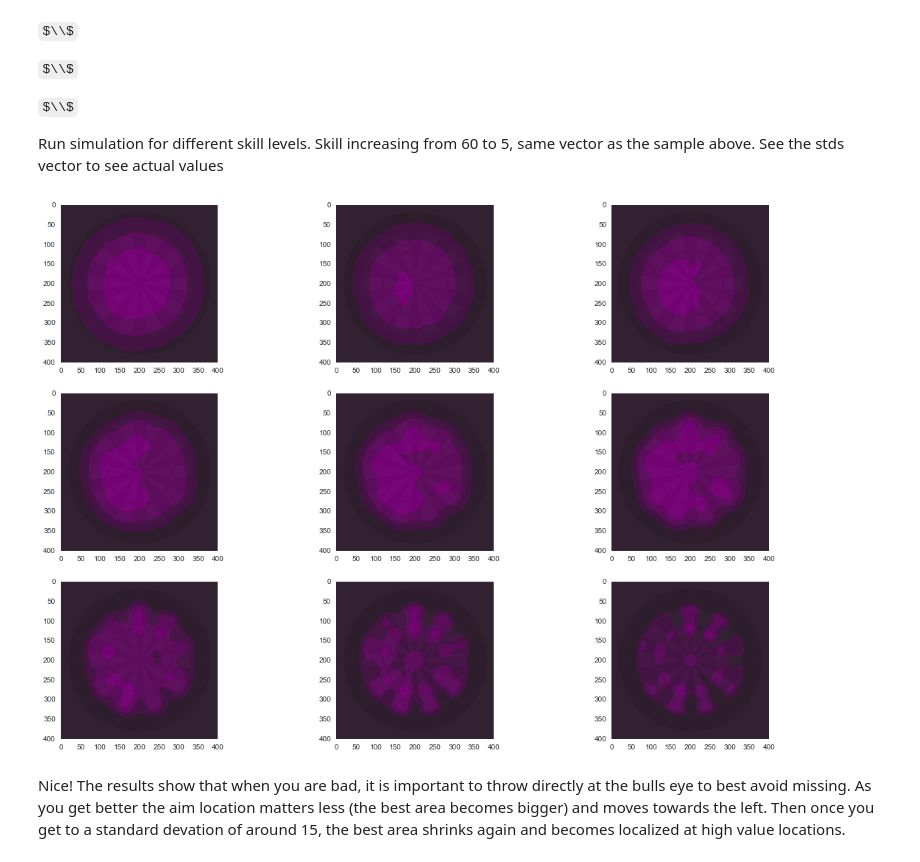
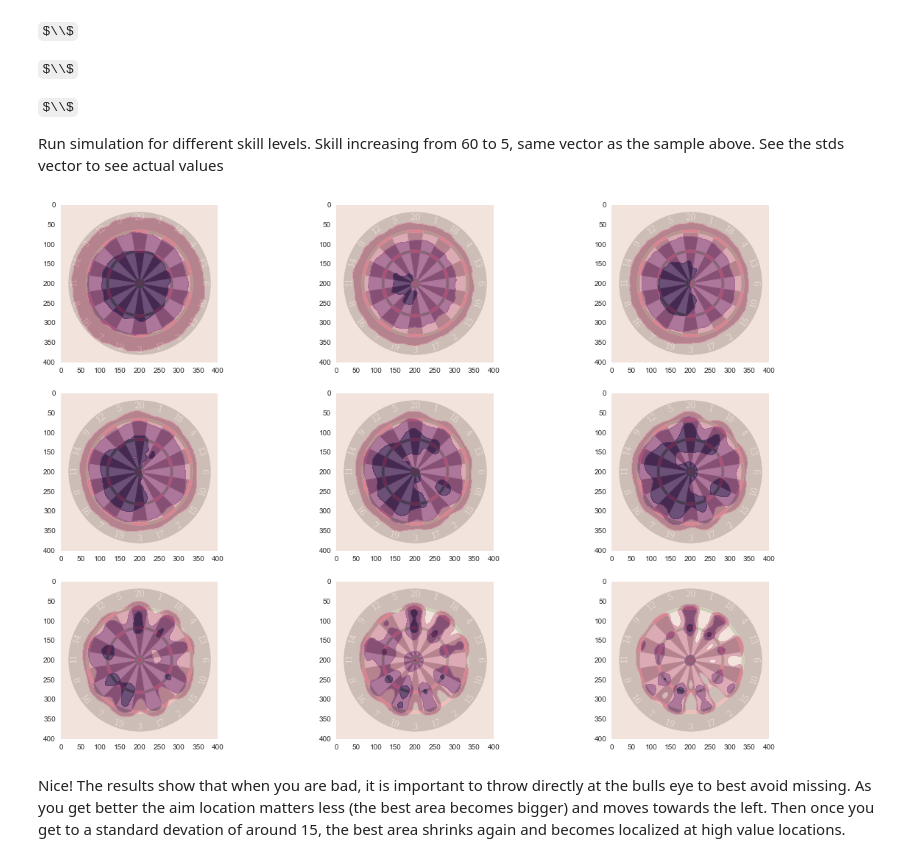
Before and after one commit to tjboller/Optimal_Darts, a Jupyter notebook: OptimalDarts.ipynb, the cells around one changed output. Saved outputs shown, nothing was run; the diff lists cells and outputs as text; code cells hidden in the pictures; some formulas as TeX source.

```diff
--- a/OptimalDarts.ipynb
+++ b/OptimalDarts.ipynb
@@ -270,22 +270,22 @@ for std in stds:
 # %%
 fig, ax = plt.subplots(pic_rows,pic_columns, figsize=(19,13))
 
 count = 0
 for row in range(pic_rows):
     for col in range(pic_columns):
 
         # Run simulation at skill level
         score = scores[count]
 
         # Plot heat map
         xx,yy = np.meshgrid(np.arange(Dartboard.width),np.arange(Dartboard.length))
-        cmap = pal = sns.dark_palette("purple", as_cmap=True)
-        ax[row,col].contourf(xx,yy,score, 3, alpha=.99, cmap = cmap)
+        cmap = sns.cubehelix_palette(light=1, as_cmap=True)
+        ax[row,col].contourf(xx,yy,score, 3, alpha=.85, cmap = cmap)
         ax[row,col].grid(False)
         ax[row,col].imshow(Dartboard.image)
         count += 1
 # %% [output]
-[figure, old version]
+[figure, new version]
 # %% [markdown]
 Nice! The results show that when you are bad, it is important to throw directly at the bulls eye to best avoid missing. As you get better the aim location matters less (the best area becomes bigger) and moves towards the left. Then once you get to a standard devation of around 15, the best area shrinks again and becomes localized at high value locations.
 # %% [markdown]
```
Also changed, not shown: parts of 2 cells of this notebook.
